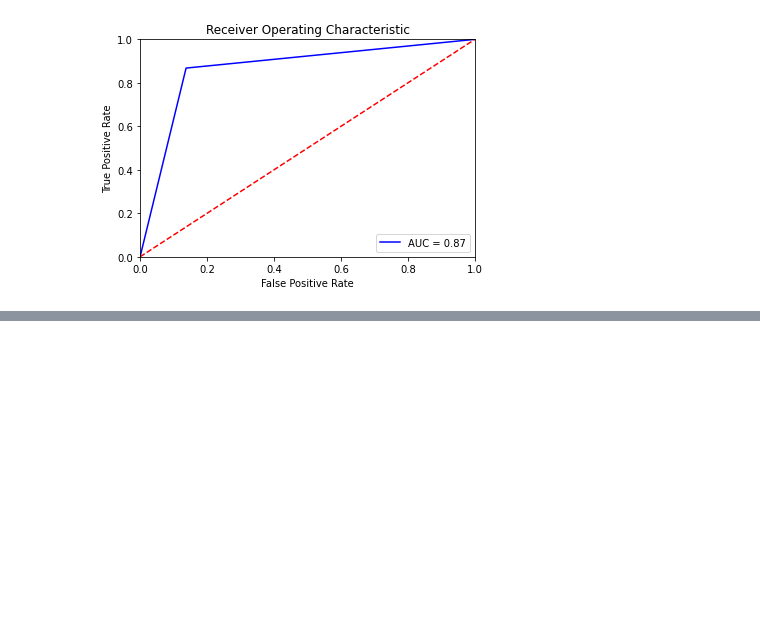
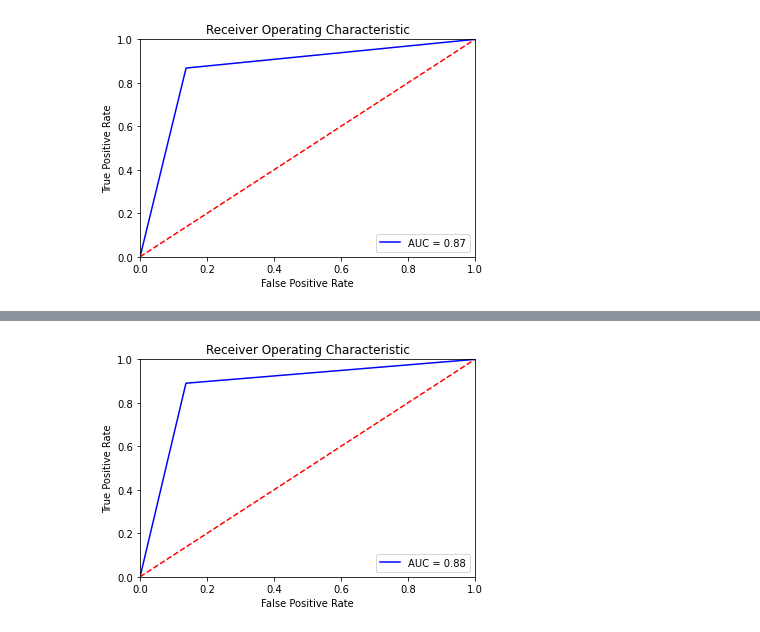
Before and after one commit to jatinkarthik-tripathy/Senti-Analysis-Techniques, a Jupyter notebook: Senti_Analysis_(ML).ipynb, the cells around one changed output, grey strips where cells are left out. Cells and saved outputs as stored; diff of their text form; code cells hidden in the pictures; blank space fills up the shorter version.

```diff
--- a/Senti_Analysis_(ML).ipynb
+++ b/Senti_Analysis_(ML).ipynb
@@ -202,0 +261,4 @@ plot_roc(y_valid, pred)
+# %%
+plot_roc(y_valid, pred)
+# %% [output]
+[figure, added]
```
Also changed, not shown: parts of 9 cells of this notebook.
